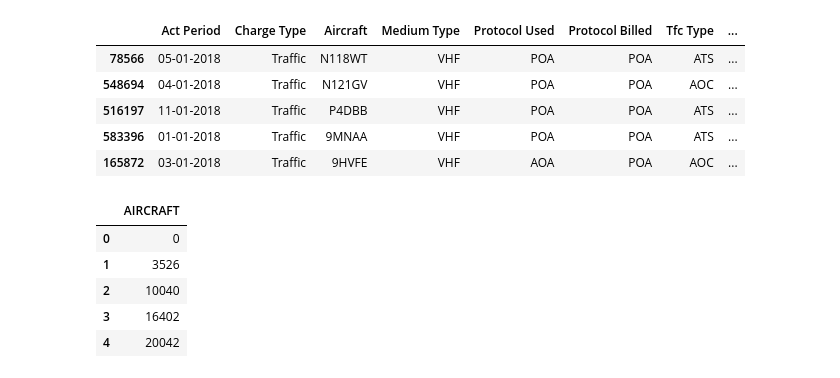
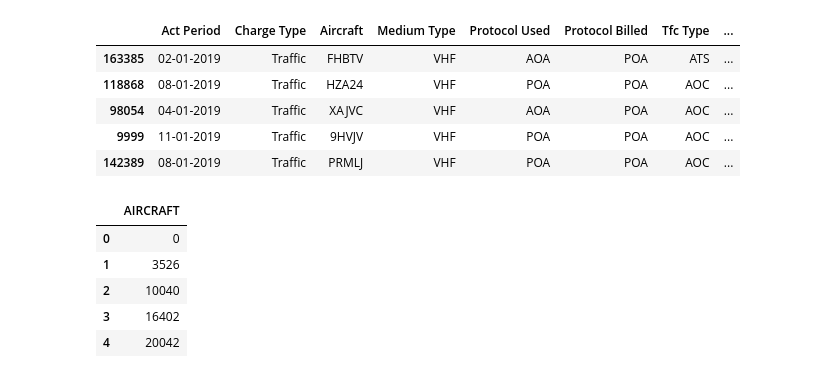
Before and after one commit to Zarak00/Projects, a Jupyter notebook: Satellite_Reconciliation/Satellite_Reconciliation.ipynb, the cells around one changed output. Drawn from its saved outputs; the diff is of its cells as text; code cells hidden in the pictures.

```diff
--- a/Satellite_Reconciliation/Satellite_Reconciliation.ipynb
+++ b/Satellite_Reconciliation/Satellite_Reconciliation.ipynb
@@ -24,24 +22,24 @@ df_2018 = pd.read_csv('/content/2018/2018_data.csv')
 # %%
 # Assuming 'df' is your DataFrame and 'column_name' is the name of the column you want to convert
-df_2018['Usage'] = df_2018['Usage'].astype('Int64')
+df1['Usage'] = df1['Usage'].astype('Int64')
 # %%
 # Assuming 'df' is your DataFrame and 'column_name' is the name of the column you want to convert
-df_2018['Usage Unit'] = pd.to_numeric(df_2018['Usage Unit'], errors='coerce').fillna(0).astype(int)
+df1['Usage Unit'] = pd.to_numeric(df1['Usage Unit'], errors='coerce').fillna(0).astype(int)
 # %%
 # Assuming 'df' is your DataFrame and 'Aircraft' is the name of the column you want to modify
-df_2018['Aircraft'] = df_2018['Aircraft'].str.replace('-', '')
+df1['Aircraft'] = df1['Aircraft'].str.replace('-', '')
 # %%
 # Assuming 'df_2018' is your DataFrame and 'Act Period' is the name of the column
-df_2018['Act Period'] = pd.to_datetime(df_2018['Act Period']).dt.strftime('%m-%d-%Y')
-df_2018 = df_2018.sort_values('Act Period')
+df1['Act Period'] = pd.to_datetime(df1['Act Period']).dt.strftime('%m-%d-%Y')
+df1 = df1.sort_values('Act Period')
 # %%
-df_2018.sample(5)
+df1.sample(5)
 # %% [output]
 |  | Act Period | Charge Type | Aircraft | Medium Type | Protocol Used | Protocol Billed | Tfc Type | ... |
-| 78566 | 05-01-2018 | Traffic | N118WT | VHF | POA | POA | ATS | ... |
-| 548694 | 04-01-2018 | Traffic | N121GV | VHF | POA | POA | AOC | ... |
-| 516197 | 11-01-2018 | Traffic | P4DBB | VHF | POA | POA | ATS | ... |
-| 583396 | 01-01-2018 | Traffic | 9MNAA | VHF | POA | POA | ATS | ... |
-| 165872 | 03-01-2018 | Traffic | 9HVFE | VHF | AOA | POA | AOC | ... |
+| 163385 | 02-01-2019 | Traffic | FHBTV | VHF | AOA | POA | ATS | ... |
+| 118868 | 08-01-2019 | Traffic | HZA24 | VHF | POA | POA | AOC | ... |
+| 98054 | 04-01-2019 | Traffic | XAJVC | VHF | AOA | POA | AOC | ... |
+| 9999 | 11-01-2019 | Traffic | 9HVJV | VHF | POA | POA | AOC | ... |
+| 142389 | 08-01-2019 | Traffic | PRMLJ | VHF | POA | POA | AOC | ... |
 # %%
 # Replace 'your_created_file.csv' with the actual path and filename of your CSV file
```
Also changed, not shown: parts of 20 cells of this notebook.
